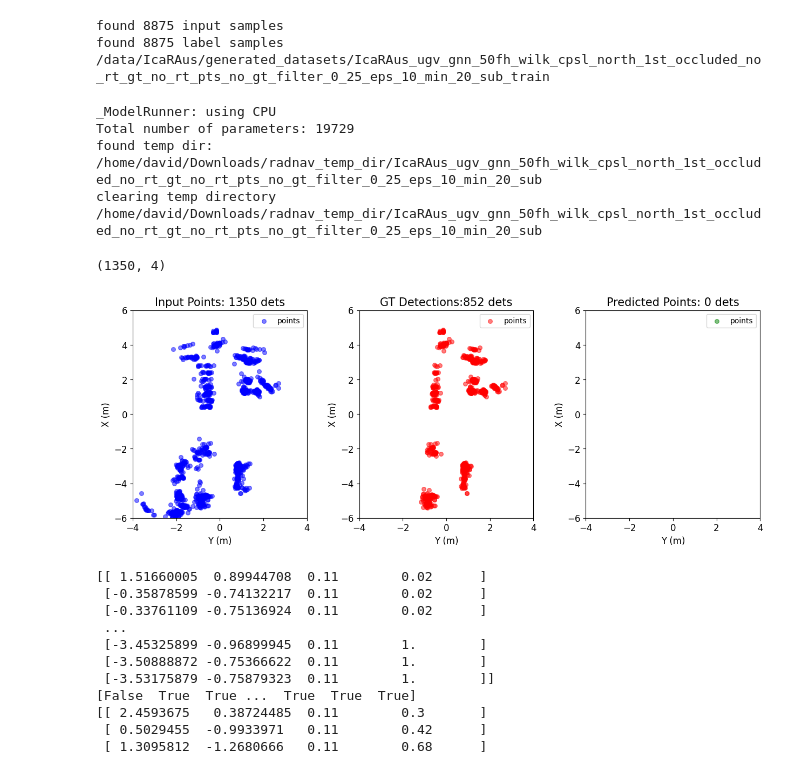
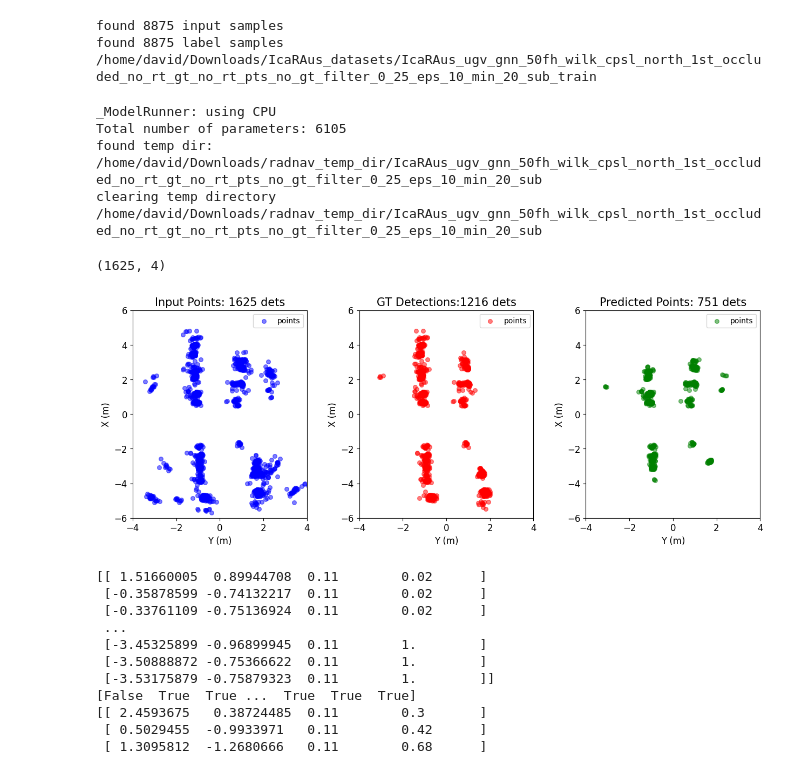
Before and after one commit to davidmhunt/mmwave_model_integrator, a Jupyter notebook: notebooks/testing_IcaRAus_gnn.ipynb, the cells around one changed output. Cells and saved outputs as stored; diff of their text form; code cells hidden in the pictures.

Commit message:
feat: implement CrossAttentionGnn model with intermediate output support and add experiment pipeline scripts

```diff
--- a/notebooks/testing_IcaRAus_gnn.ipynb
+++ b/notebooks/testing_IcaRAus_gnn.ipynb
@@ -27,7 +28,8 @@ config_label = "IcaRAus_gnn_two_stream"
 dataset_label = "IcaRAus_gnn_50fh"
 dataset_path = os.path.join(DATASET_PATH,"IcaRAus_datasets","{}_train".format(dataset_label))
 
-DATASET_PATH="/data/IcaRAus/generated_datasets"
+# DATASET_PATH="/data/IcaRAus/generated_datasets"
+DATASET_PATH = "/home/david/Downloads/IcaRAus_datasets"
 num_frames_history = 50
 #key {no}_occluded_{rt or olp}_gt_{rt or olp}_pts_{no}_gt_filter
 config_label = "IcaRAus_ugv_gnn_{}fh_wilk_cpsl_north_1st_occluded_no_rt_gt_no_rt_pts_no_gt_filter_0_25_eps_10_min_20_sub".format(num_frames_history)
@@ -37,13 +39,13 @@ dataset_path = os.path.join(DATASET_PATH,"{}_train".format(config_label))
 dataset = GnnNodeDS(
     dataset_path=dataset_path,
     node_folder="nodes",
-    label_folder="labels"
+    label_folder="labels",
 )
 print(dataset_path)
 # %% [output]
 found 8875 input samples
 found 8875 label samples
-/data/IcaRAus/generated_datasets/IcaRAus_ugv_gnn_50fh_wilk_cpsl_north_1st_occluded_no_rt_gt_no_rt_pts_no_gt_filter_0_25_eps_10_min_20_sub_train
+/home/david/Downloads/IcaRAus_datasets/IcaRAus_ugv_gnn_50fh_wilk_cpsl_north_1st_occluded_no_rt_gt_no_rt_pts_no_gt_filter_0_25_eps_10_min_20_sub_train
 # %%
 #initialize the encoder and decoder
 input_encoder = _NodeEncoder()
@@ -51,20 +53,30 @@ ground_truth_encoder = _GTNodeEncoder()
 plotter = PlotterGnnPCProcessing()
 
 #testing the output
-model = TwoStreamSpatioTemporalGnn(
+# model = TwoStreamSpatioTemporalGnn(
+#     hidden_channels=28,
+#     out_channels=1,
+#     k=40,
+#     dropout=0.1
+# )
+
+model = CrossAttentionGnn(
+    in_channels=4,
+    out_channels=1,
     hidden_channels=28,
-    out_channels=1,
-    k=40,
-    dropout=0.1
+    k=4,
+    num_super_nodes=128,
+    num_heads=4,
 )
 
 runner = GNNRunner(
     model= model,
-    # state_dict_path="/home/david/Documents/odometry/submodules/mmwave_model_integrator/scripts/working_dir/IcaRAus_gnn_IcaRAus_ds/IcaRAus_TwoStreamSpatioTemporalGnn_IcaRAus_ds_50fh.pth",
-    state_dict_path="/home/david/Downloads/IcaRAus_TwoStreamSpatioTemporalGnn_IcaRAus_ds_50fh_k4.pth",
+    # state_dict_path="/home/david/Documents/odometry/submodules/mmwave_model_integrator/scripts/working_dir/IcaRAus_gnn_IcaRAus_ds/IcaRAus_TwoStreamSpatioTemporalGnn_IcaRAus_ds_50fh_k4.pth",
+    # state_dict_path="/home/david/Downloads/IcaRAus_TwoStreamSpatioTemporalGnn_IcaRAus_ds_50fh_k4.pth",
+    state_dict_path="/home/david/Documents/odometry/submodules/mmwave_model_integrator/scripts/working_dir/IcaRAus_gnn_IcaRAus_ds/IcaRAus_CrossAttentionGnn.pth",
     cuda_device="cpu",
     edge_radius=10.0, #unused for this model
-    enable_downsampling=True,
+    enable_downsampling=False, #true for previous models
     downsample_keep_ratio=0.20,
     downsample_min_points=300,
     use_sigmoid=True
@@ -81,26 +93,26 @@ movie_generator = MovieGeneratorGNN(
 )
 # %% [output]
 _ModelRunner: using CPU
-Total number of parameters: 19729
+Total number of parameters: 6105
 found temp dir: /home/david/Downloads/radnav_temp_dir/IcaRAus_ugv_gnn_50fh_wilk_cpsl_north_1st_occluded_no_rt_gt_no_rt_pts_no_gt_filter_0_25_eps_10_min_20_sub
 clearing temp directory /home/david/Downloads/radnav_temp_dir/IcaRAus_ugv_gnn_50fh_wilk_cpsl_north_1st_occluded_no_rt_gt_no_rt_pts_no_gt_filter_0_25_eps_10_min_20_sub
 # %%
 #plot a sample from the training dataset
-idx = 100 #980 good for imaging #3000 good on 10fp_20fh_0_50_th_5mRng_0_2_res_train
+idx = 1000 #980 good for imaging #3000 good on 10fp_20fh_0_50_th_5mRng_0_2_res_train
 nodes = dataset.get_node_data(idx)
 labels = dataset.get_label_data(idx)
 print(nodes.shape)
 plotter.plot_compilation(
     input_data=nodes,
     gt_data=labels,
     input_encoder=input_encoder,
     ground_truth_encoder=ground_truth_encoder,
     runner=runner,
     show=True
 )
 # %% [output]
-(1350, 4)
+(1625, 4)
-[figure, old version]
+[figure, new version]
 # %%
 idx = 980
 nodes = dataset.get_node_data(idx)
```
Also changed, not shown: parts of 1 cell of this notebook, 10 other files.
